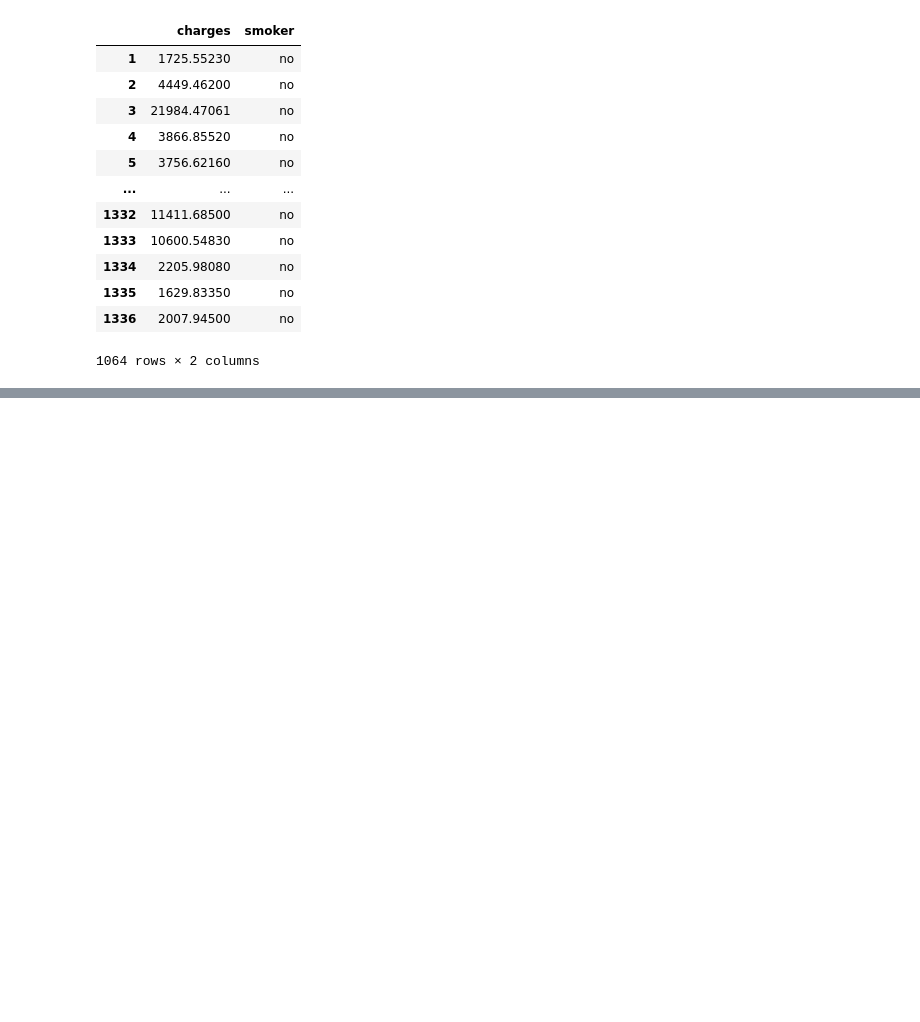
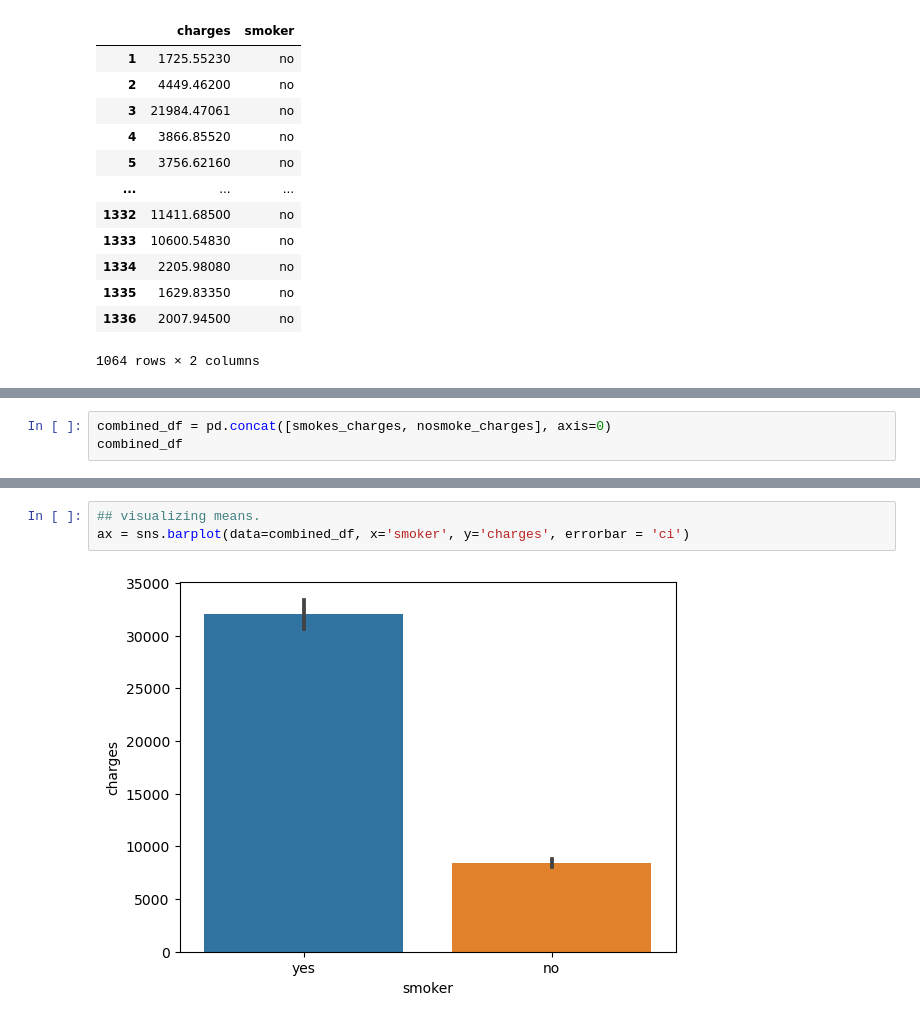
Before and after one commit to evany24/Hypothesis-Testing-with-Insurance-Data-Core, a Jupyter notebook: Hypothesis Testing Core.ipynb, the cells around one changed output, grey strips where cells are left out. Saved outputs shown, nothing was run; the diff lists cells and outputs as text; blank space fills up the shorter version.

```diff
--- a/Hypothesis Testing Core.ipynb
+++ b/Hypothesis Testing Core.ipynb
@@ -102,0 +103,3 @@ ax.set_title("Smokers Charges (Values)");
+# %%
+combined_df = pd.concat([smokes_charges, nosmoke_charges], axis=0)
+combined_df
@@ -102,0 +120,5 @@ ax.set_title("Smokers Charges (Values)");
+# %%
+## visualizing means.
+ax = sns.barplot(data=combined_df, x='smoker', y='charges', errorbar = 'ci')
+# %% [output]
+[figure, added]
```
Also changed, not shown: parts of 60 cells of this notebook.
